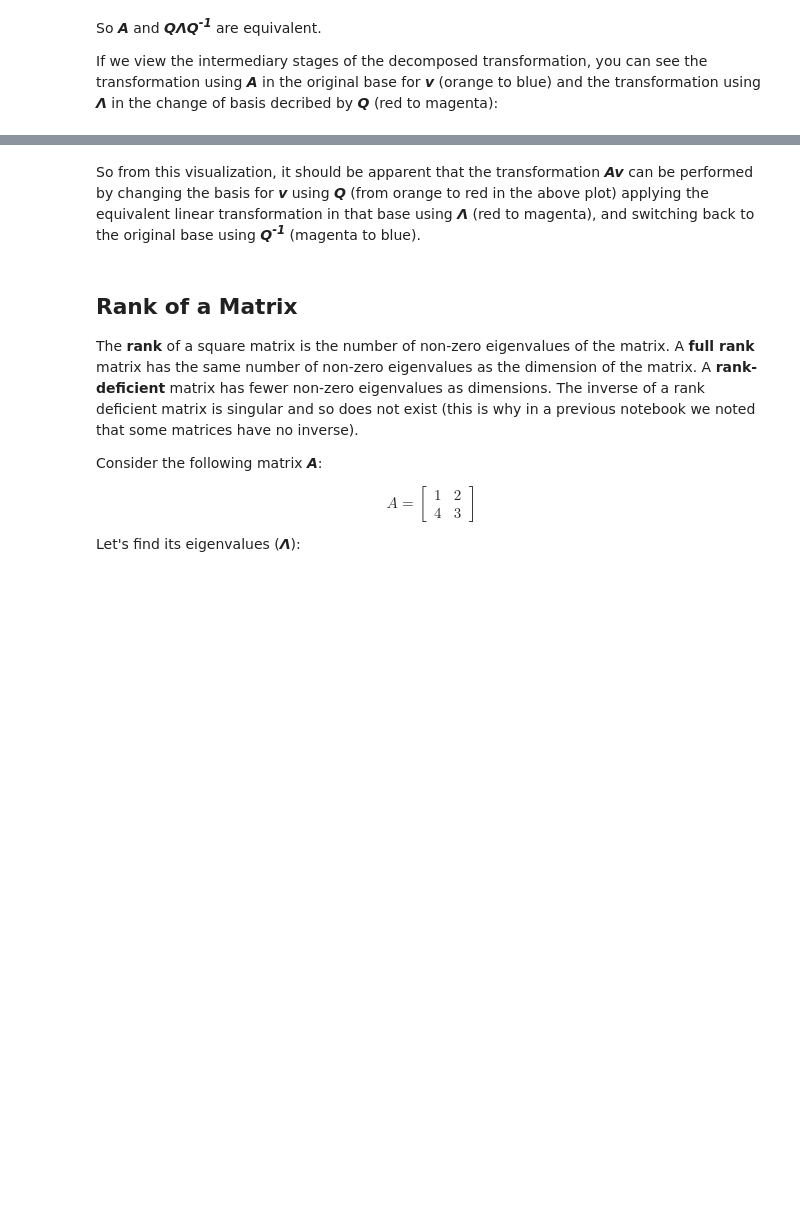
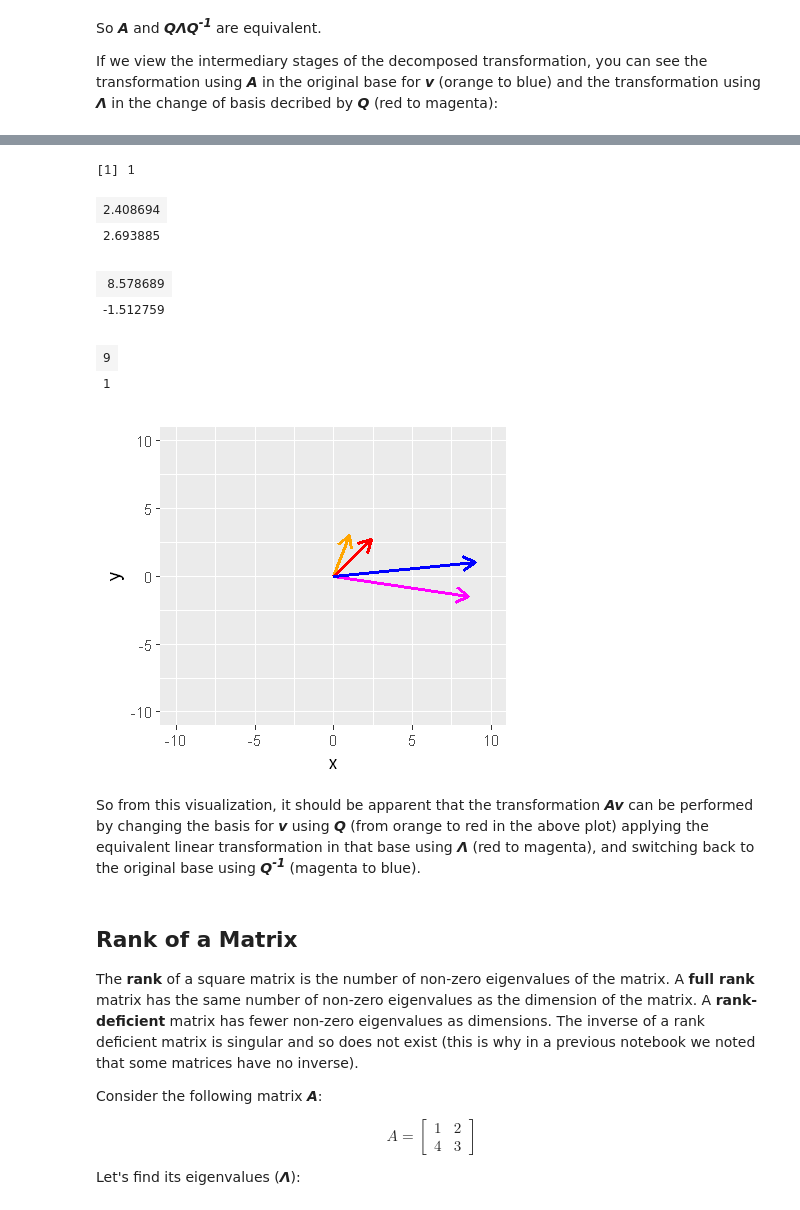
Before and after one commit to rsmct2011/Essential-Math-R, a Jupyter notebook: Module03/03-05-Transformations Eigenvectors and Eigenvalues.ipynb, the cells around one changed output, grey strips where cells are left out. Saved outputs shown, nothing was run; the diff lists cells and outputs as text; code cells hidden in the pictures; blank space fills up the shorter version.

```diff
--- a/Module03/03-05-Transformations Eigenvectors and Eigenvalues.ipynb
+++ b/Module03/03-05-Transformations Eigenvectors and Eigenvalues.ipynb
@@ -747,3 +695,37 @@ plt.show()
+# %%
+1## Matrix multiplication for intermediate steps
+t1 = Qinv %*% v
+t1
+t2 = L %*% t1
+t2
+t3 = Q %*% t2
+t3
+
+## Data frames for the vector plot
+df_t1 = data.frame(x = c(0,t1[1]), y = c(0,t1[2]))
+df_t2 = data.frame(x = c(0,t2[1]), y = c(0,t2[2]))
+df_t3 = data.frame(x = c(0,t3[1]), y = c(0,t3[2]))
+
+## Plot the vectors
+ggplot() +
+    geom_line(data = df_v, aes(x,y), arrow = arrow(length=unit(0.30,"cm")),
+                color = 'orange', size = 1) +
+    geom_line(data = df_t1, aes(x,y), arrow = arrow(length=unit(0.30,"cm")),
+                color = 'red', size = 1) +
+    geom_line(data = df_t2, aes(x,y), arrow = arrow(length=unit(0.30,"cm")),
+                color = 'magenta', size = 1) +
+    geom_line(data = df_t3, aes(x,y), arrow = arrow(length=unit(0.30,"cm")),
+                color = 'blue', size = 1) +
+    xlim(-10,10) + ylim(-10,10)
+# %% [output]
+[1] 1
+| 2.408694 |
+| 2.693885 |
+| 8.578689 |
+| -1.512759 |
+| 9 |
+| 1 |
+[figure, added]
 # %% [markdown]
 So from this visualization, it should be apparent that the transformation ***Av*** can be performed by changing the basis for ***v*** using ***Q*** (from orange to red in the above plot) applying the equivalent linear transformation in that base using ***&Lambda;*** (red to magenta), and switching back to the original base using ***Q<sup>-1</sup>*** (magenta to blue).
 # %% [markdown]
```
Also changed, not shown: parts of 40 cells of this notebook.
